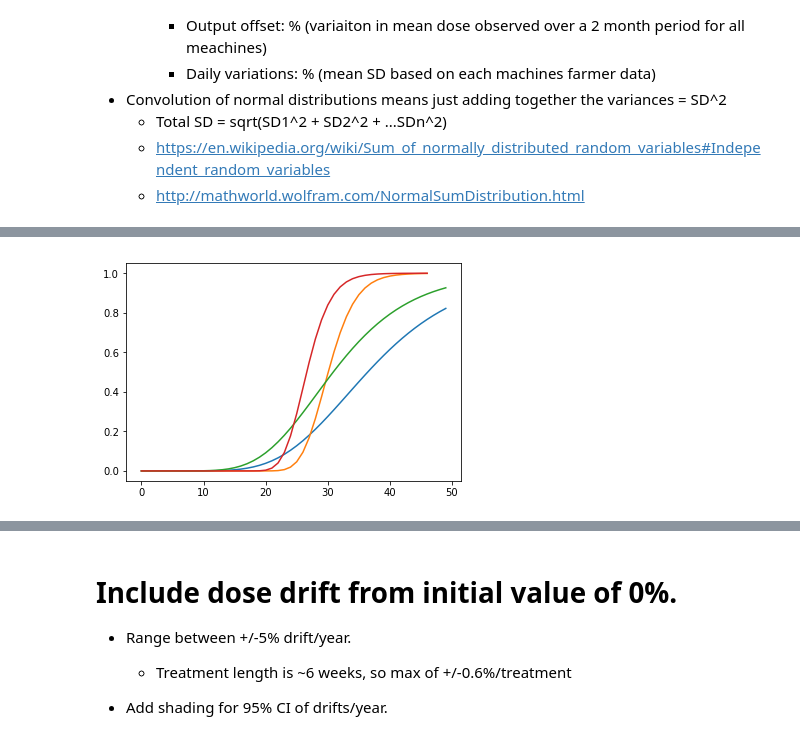
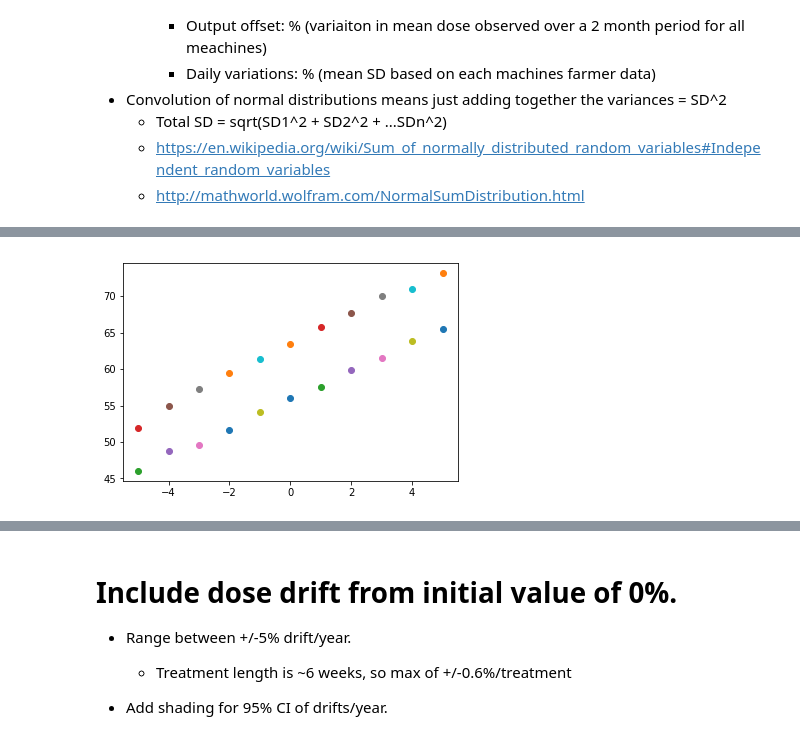
Before and after one commit to mbolt01/Thesis_analysis, a Jupyter notebook: Thesis_model_dose_simulations.ipynb, the cells around one changed output, grey strips where cells are left out. Drawn from its saved outputs; the diff is of its cells as text; code cells hidden in the pictures.

```diff
--- a/Thesis_model_dose_simulations.ipynb
+++ b/Thesis_model_dose_simulations.ipynb
@@ -98,0 +99,13 @@ NPL + Output + random 95%CI use:  2
+# %%
+results_p = model.completeTCPcalc(n=1,                  # number of patients in population to model
+                                          alphabeta_use=2,      # mean alpha/beta
+                                          alphabeta_sd_use=0,     # SD of alpha/beta (%)
+                                          d=2,                    # nominal dose (Gy/fraction)
+                                          d_shift=my_d_shift,          # initial dose difference (%)
+                                          d_sd=0,                 # standard deviation of delivered dose (%)
+                                          d_trend=0,              # dose drift (%/day)
+                                          max_d=100,              # maximum dose for which TCP is calcualted (Gy)
+                                          dose_of_interest=74,    # results of TCP at this dose are returned seperately for simpler analysis.
+                                          n0 = 1E4,
+                                         set_beta=0.04)
+results_p
@@ -166,11 +201,11 @@ for my_d_shift in my_d_shifts:
 # %%
 #save_pkl(all_res_p,'pop_results-p.pkl')
 #save_pkl(all_res_hn,'pop_results-hn.pkl')
-all_res_p = load_pkl('pop_results-p.pkl')
-all_res_hn = load_pkl('pop_results-hn.pkl')
+#all_res_p = load_pkl('pop_results-p.pkl')
+#all_res_hn = load_pkl('pop_results-hn.pkl')
 ## example plot of population means of +/-5% dose shift
-for i in [-5,5]:
-    plt.plot(np.mean(all_res_p[i],axis=0))
-    plt.plot(np.mean(all_res_hn[i],axis=0))
+for i in all_res_p:
+    plt.plot(i,np.mean(all_res_p[i],axis=0),'o')
+    plt.plot(i,np.mean(all_res_hn[i],axis=0),'o')
 # %% [output]
-[figure, old version]
+[figure, new version]
```
Also changed, not shown: parts of 54 cells of this notebook, 1 other file.
